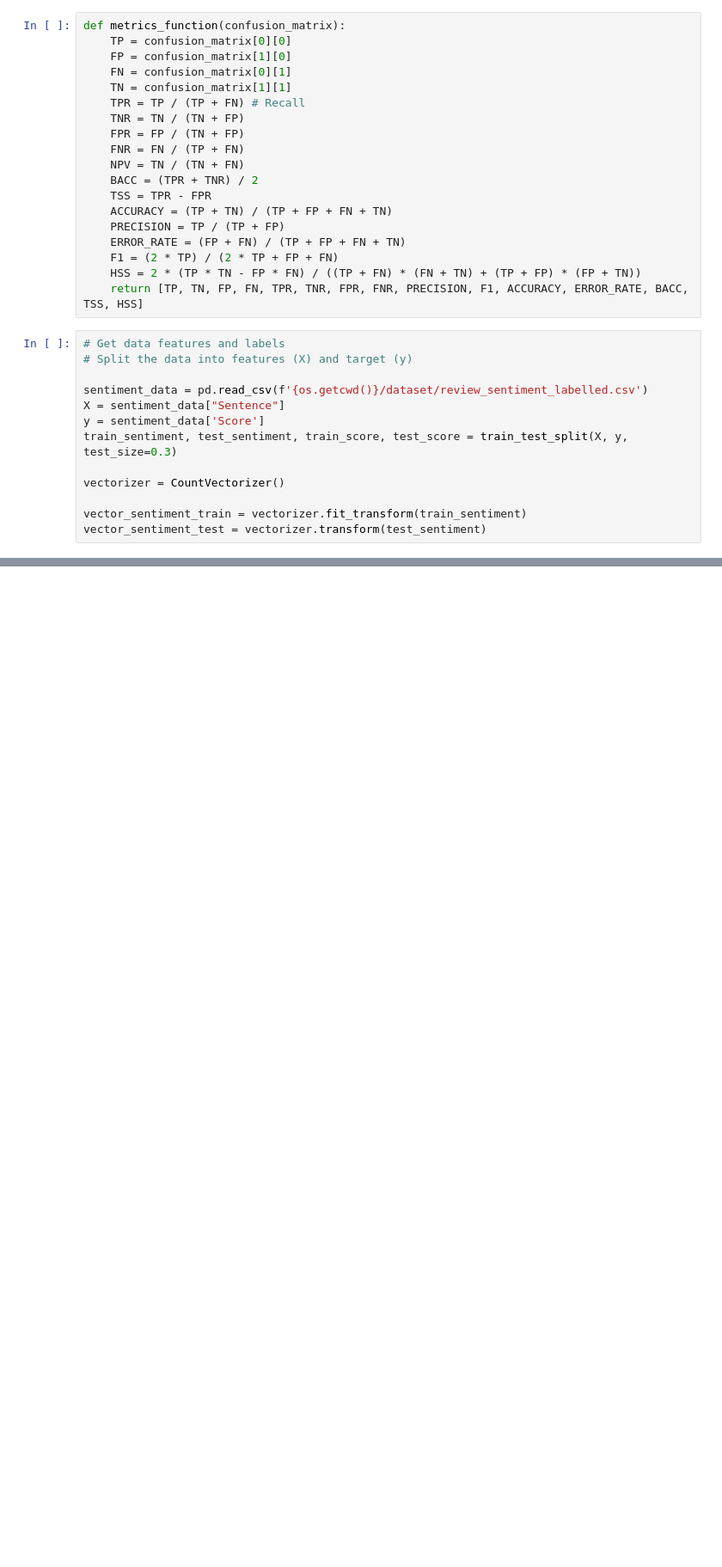
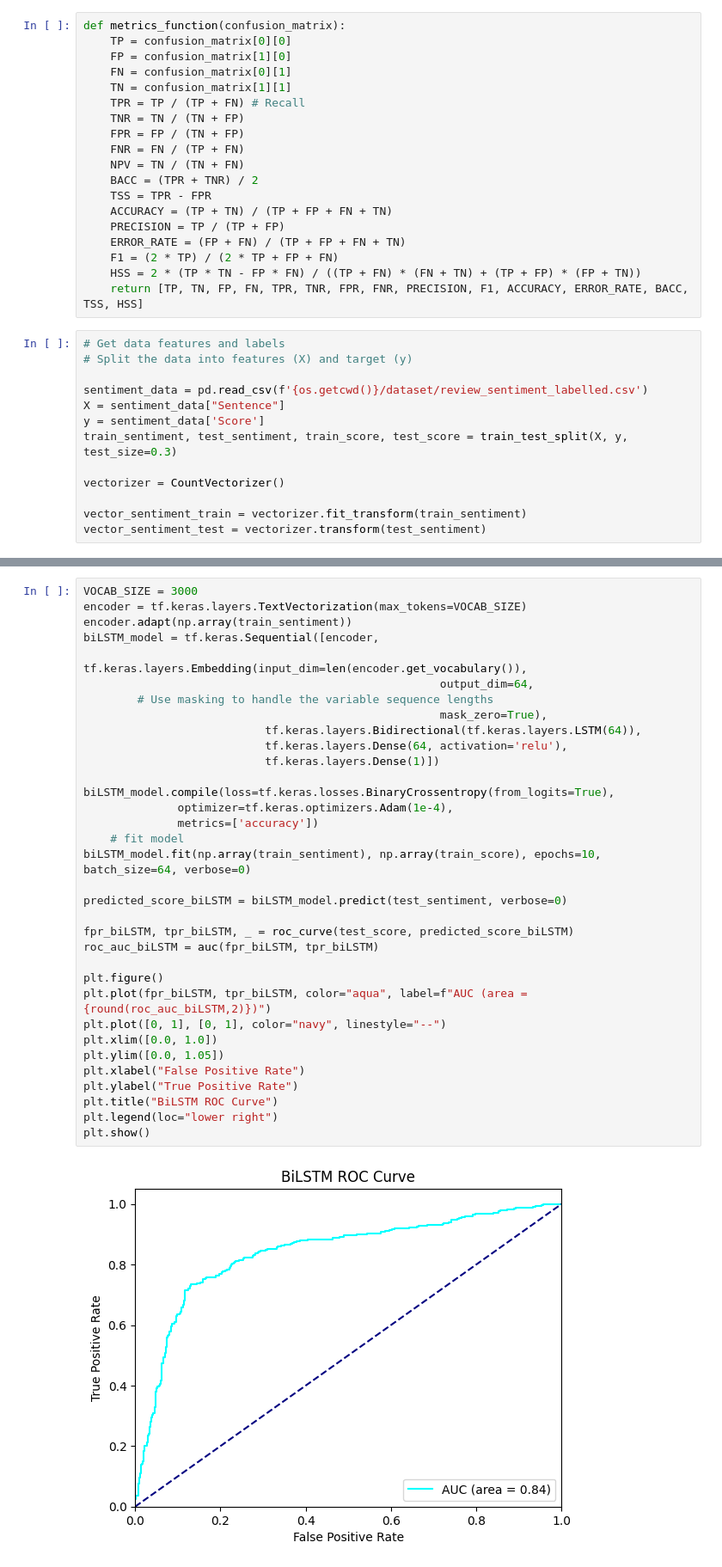
Before and after one commit to VkfNJIT/DataMiningFinal, a Jupyter notebook: DataFinalAlgorithm.ipynb, the cells around one changed output, grey strips where cells are left out. Shown at 86% size. Drawn from its saved outputs; the diff is of its cells as text; blank space fills up the shorter version.

Commit message:
Completed all tasks needed for coding portion, almost done, just need to implement requirements text, finish tutorial, and implement naming conventions

```diff
--- a/DataFinalAlgorithm.ipynb
+++ b/DataFinalAlgorithm.ipynb
@@ -223,0 +321,36 @@ iterations = ['Iteration 1', 'Iteration 2', 'Iteration 3', 'Iteration 4', 'Itera
+# %%
+VOCAB_SIZE = 3000
+encoder = tf.keras.layers.TextVectorization(max_tokens=VOCAB_SIZE)
+encoder.adapt(np.array(train_sentiment))
+biLSTM_model = tf.keras.Sequential([encoder,
+                           tf.keras.layers.Embedding(input_dim=len(encoder.get_vocabulary()),
+                                                     output_dim=64,
+        # Use masking to handle the variable sequence lengths
+                                                     mask_zero=True),
+                           tf.keras.layers.Bidirectional(tf.keras.layers.LSTM(64)),
+                           tf.keras.layers.Dense(64, activation='relu'),
+                           tf.keras.layers.Dense(1)])
+
+biLSTM_model.compile(loss=tf.keras.losses.BinaryCrossentropy(from_logits=True),
+              optimizer=tf.keras.optimizers.Adam(1e-4),
+              metrics=['accuracy'])
+	# fit model
+biLSTM_model.fit(np.array(train_sentiment), np.array(train_score), epochs=10, batch_size=64, verbose=0)
+
+predicted_score_biLSTM = biLSTM_model.predict(test_sentiment, verbose=0)
+
+fpr_biLSTM, tpr_biLSTM, _ = roc_curve(test_score, predicted_score_biLSTM)
+roc_auc_biLSTM = auc(fpr_biLSTM, tpr_biLSTM)
+
+plt.figure()
+plt.plot(fpr_biLSTM, tpr_biLSTM, color="aqua", label=f"AUC (area = {round(roc_auc_biLSTM,2)})")
+plt.plot([0, 1], [0, 1], color="navy", linestyle="--")
+plt.xlim([0.0, 1.0])
+plt.ylim([0.0, 1.05])
+plt.xlabel("False Positive Rate")
+plt.ylabel("True Positive Rate")
+plt.title("BiLSTM ROC Curve")
+plt.legend(loc="lower right")
+plt.show()
+# %% [output]
+[figure, added]
```
Also changed, not shown: parts of 10 cells of this notebook.
